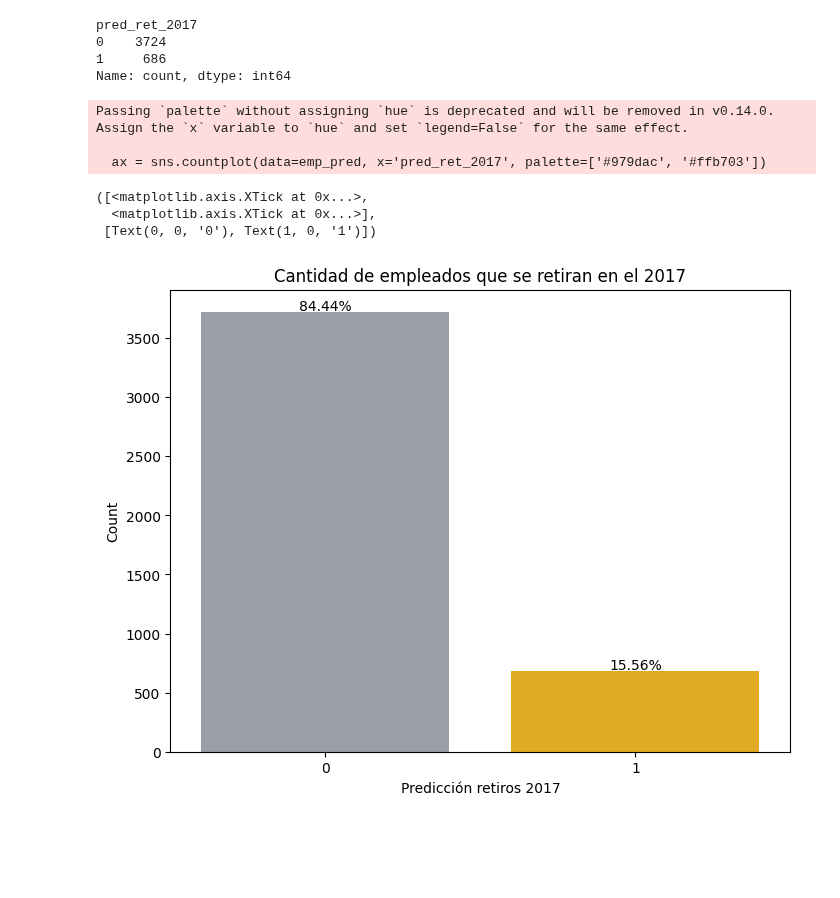
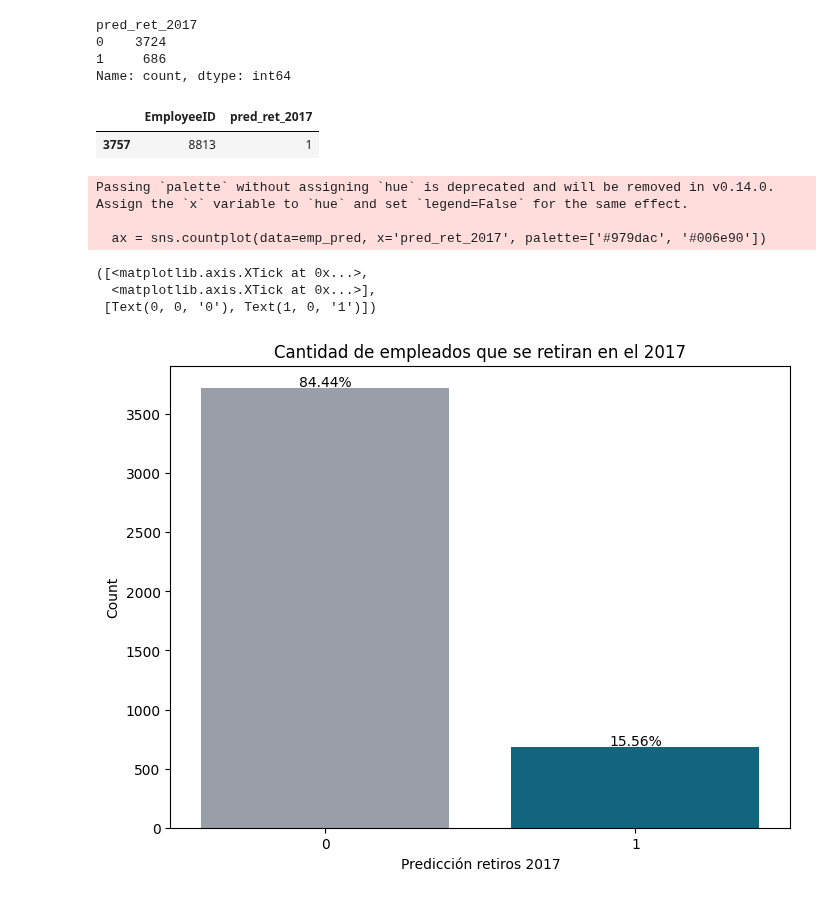
Before and after one commit to SantiRestrepoOlarte/ML_HumanResources, a Jupyter notebook: e_despliegue.ipynb, the cells around one changed output. Saved outputs shown, nothing was run; the diff lists cells and outputs as text; code cells hidden in the pictures; blank space fills up the shorter version.

```diff
--- a/e_despliegue.ipynb
+++ b/e_despliegue.ipynb
@@ -75,38 +75,42 @@ pred_ret_2017
 0    3724
 1     686
 Name: count, dtype: int64
+# %%
+emp_pred1 = emp_pred[(emp_pred['EmployeeID'] == 8813)&(emp_pred['pred_ret_2017'] == 1)]
+emp_pred1
+# %% [output]
+|  | EmployeeID | pred_ret_2017 |
+| 3757 | 8813 | 1 |
 # %%
 # Contar las frecuencias de cada valor en la columna 'pred_ret_2017'
 plt.figure(figsize=(8, 6))
-ax = sns.countplot(data=emp_pred, x='pred_ret_2017', palette=['#979dac', '#ffb703'])
+ax = sns.countplot(data=emp_pred, x='pred_ret_2017', palette=['#979dac', '#006e90'])
 
 # Crear el gráfico de barras
-
-#counts.plot(kind='bar', color=['skyblue', 'salmon'])
 plt.xlabel('Predicción retiros 2017')
 plt.ylabel('Count')
 plt.title('Cantidad de empleados que se retiran en el 2017')
 
 # Calcula las frecuencias y porcentajes
 counts = emp_pred['pred_ret_2017'].value_counts()
 total = len(emp_pred)
 percentages = (counts / total * 100).reindex([0, 1], fill_value=0)
 
 
 # Configura los ticks y etiquetas
 ax.set_xticks([0, 1])
 ax.set_xticklabels(['Permanece', 'Se Retira'])
 
 for tick in [0, 1]:
     count = counts.get(tick, 0)
     percentage = percentages.get(tick, 0)
     ax.text(tick, count + 10, f'{percentage:.2f}%', ha='center', color='black')
 plt.xticks(ticks=[0, 1], labels=['0', '1'], rotation=0)
 # %% [output]
 Passing `palette` without assigning `hue` is deprecated and will be removed in v0.14.0. Assign the `x` variable to `hue` and set `legend=False` for the same effect.
 
-  ax = sns.countplot(data=emp_pred, x='pred_ret_2017', palette=['#979dac', '#ffb703'])
+  ax = sns.countplot(data=emp_pred, x='pred_ret_2017', palette=['#979dac', '#006e90'])
 ([<matplotlib.axis.XTick at 0x...>,
   <matplotlib.axis.XTick at 0x...>],
  [Text(0, 0, '0'), Text(1, 0, '1')])
-[figure, old version]
+[figure, new version]
```
Also changed, not shown: 2 other files.
